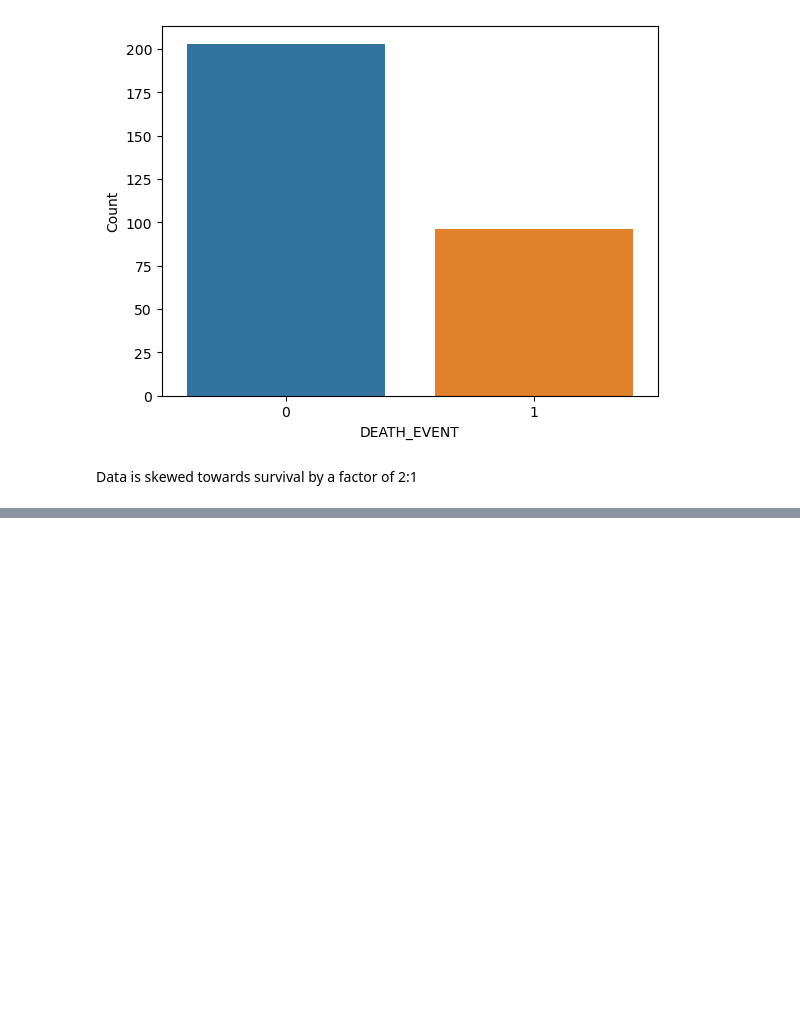
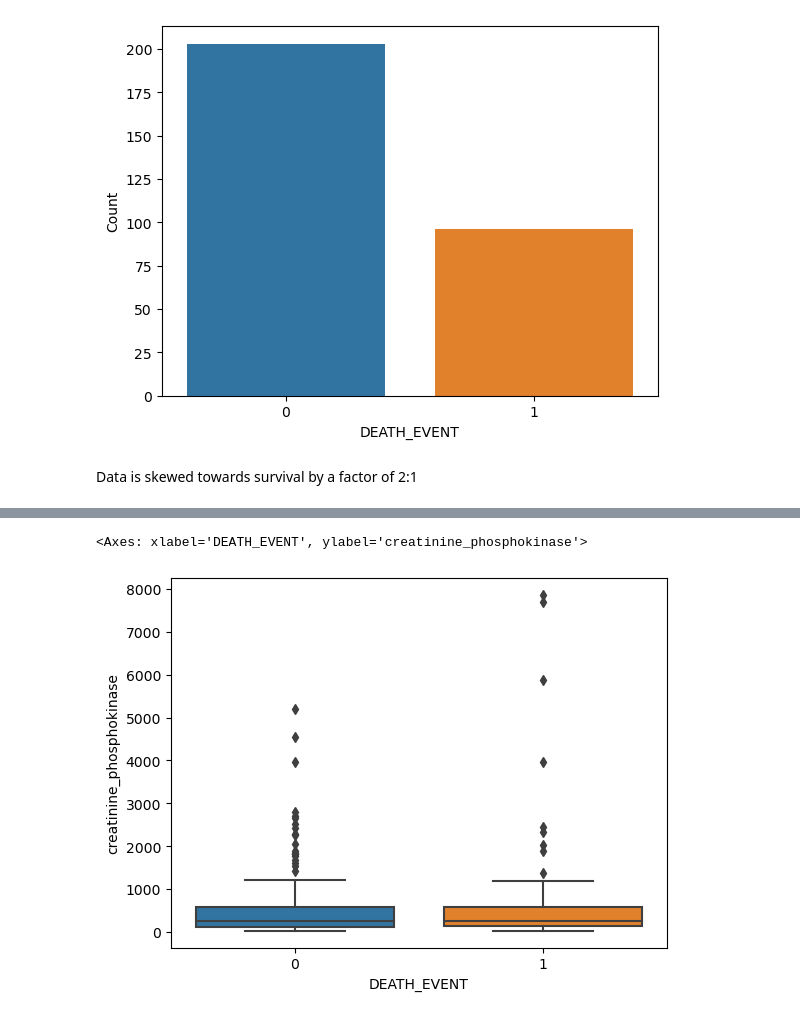
Before and after one commit to ADPriceless/TDA_Asssignment_HeartFailure, a Jupyter notebook: exploration.ipynb, the cells around one changed output, grey strips where cells are left out. Cells and saved outputs as stored; diff of their text form; code cells hidden in the pictures; blank space fills up the shorter version.

```diff
--- a/exploration.ipynb
+++ b/exploration.ipynb
@@ -91,0 +103,5 @@ Data is skewed towards survival by a factor of 2:1
+# %%
+sns.boxplot(df_heart, x='DEATH_EVENT', y='creatinine_phosphokinase')
+# %% [output]
+<Axes: xlabel='DEATH_EVENT', ylabel='creatinine_phosphokinase'>
+[figure, added]
```
Also changed, not shown: parts of 13 cells of this notebook.
